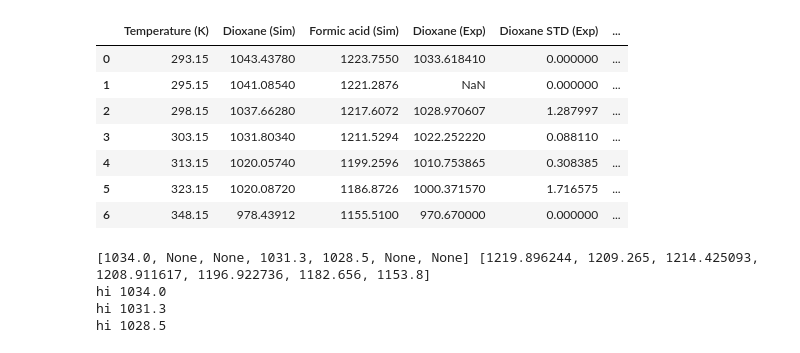
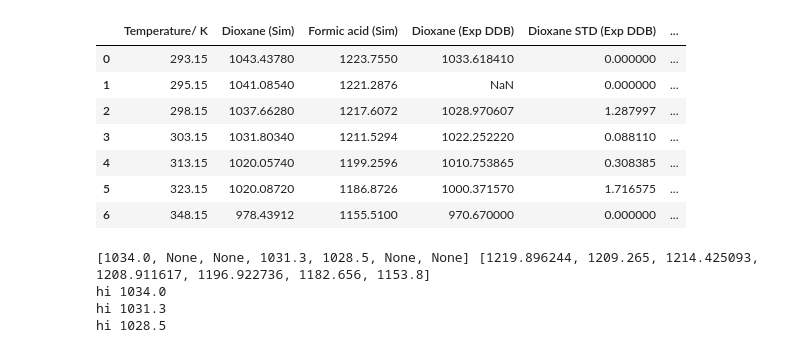
Before and after one commit to marc310896/data, a Jupyter notebook: Notebooks/Pure_system_density.ipynb, the cells around one changed output. Cells and saved outputs as stored; diff of their text form; code cells hidden in the pictures.

```diff
--- a/Notebooks/Pure_system_density.ipynb
+++ b/Notebooks/Pure_system_density.ipynb
@@ -10,11 +10,11 @@ sns.set_style("white", {"xtick.bottom": True,'ytick.left': True})
 sns.set_context("poster")
 sns.set_palette(sns.color_palette("deep"))
 # %%
-with open('../Experimental_Data/pure_density_SI.yml', 'r') as file:
+with open('../Data/pure_density_SI.yml', 'r') as file:
     data_exp_dens = yaml.safe_load(file)
 display(pd.DataFrame(data_exp_dens))
 # %% [output]
-|  | Temperature (K) | Dioxane (Sim) | Formic acid (Sim) | Dioxane (Exp) | Dioxane STD (Exp) | ... |
+|  | Temperature/ K | Dioxane (Sim) | Formic acid (Sim) | Dioxane (Exp DDB) | Dioxane STD (Exp DDB) | ... |
 | 0 | 293.15 | 1043.43780 | 1223.7550 | 1033.618410 | 0.000000 | ... |
 | 1 | 295.15 | 1041.08540 | 1221.2876 | NaN | 0.000000 | ... |
 | 2 | 298.15 | 1037.66280 | 1217.6072 | 1028.970607 | 1.287997 | ... |
```
Also changed, not shown: parts of 1 cell of this notebook, 10 other files.
